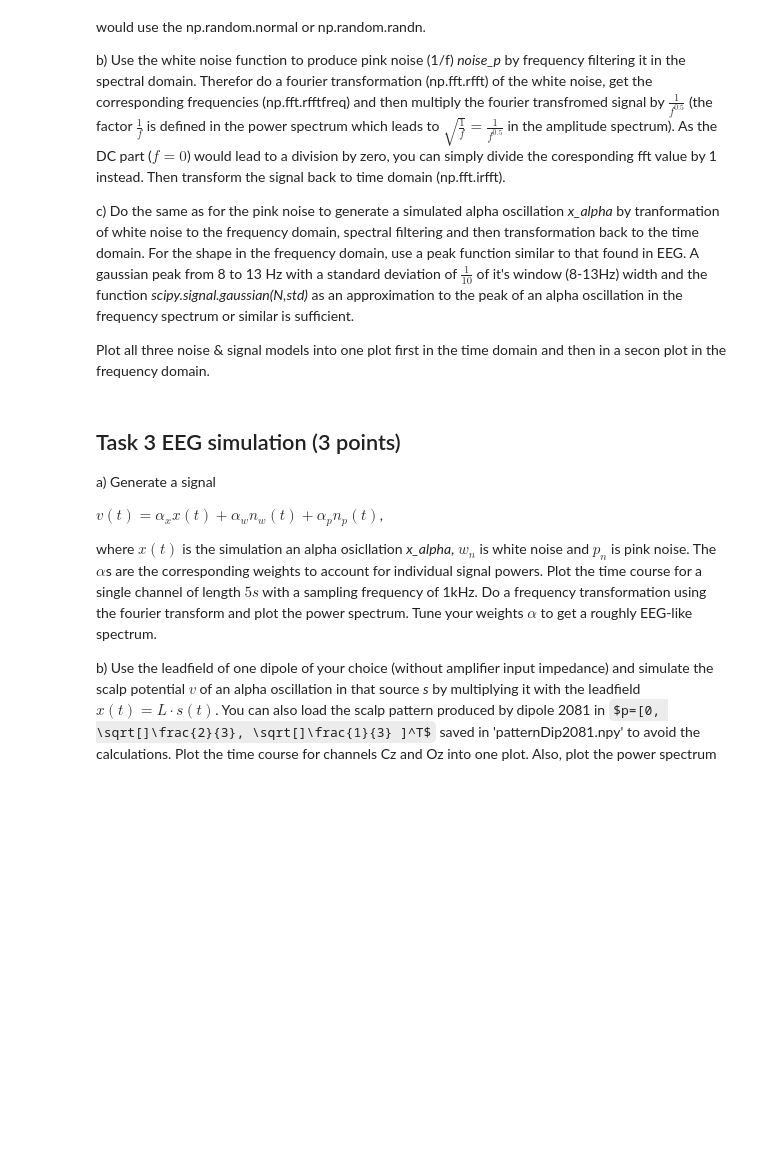
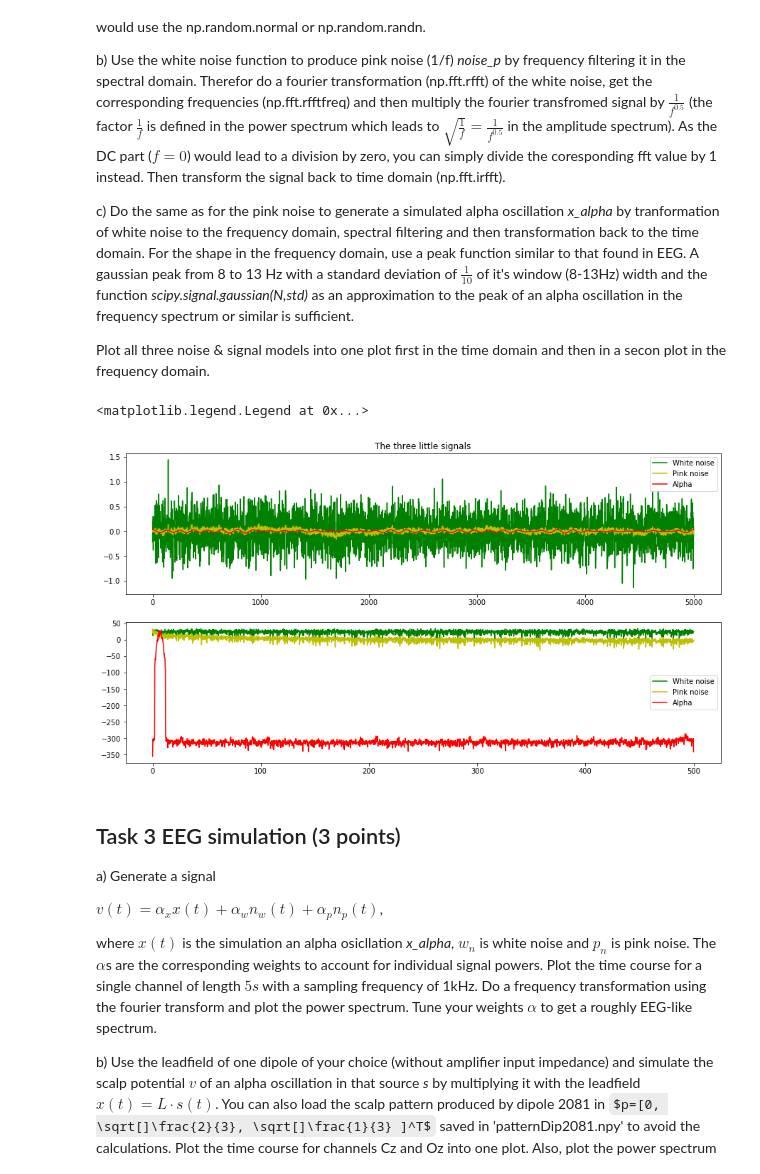
Before and after one commit to Klavaro/mlpy, a Jupyter notebook: Exercise5.ipynb, the cells around one changed output. Saved outputs shown, nothing was run; the diff lists cells and outputs as text; code cells hidden in the pictures; some formulas as TeX source; blank space fills up the shorter version.

```diff
--- a/Exercise5.ipynb
+++ b/Exercise5.ipynb
@@ -71,6 +71,59 @@ Then transform the signal back to time domain (np.fft.irfft).
 c) Do the same as for the pink noise to generate a simulated alpha oscillation *x_alpha* by tranformation of white noise to the frequency domain, spectral filtering and then transformation back to the time domain. For the shape in the frequency domain, use a peak function similar to that found in EEG.  A gaussian peak from 8 to 13 Hz with a standard deviation of $\frac{1}{10}$ of it's window (8-13Hz) width and the function *scipy.signal.gaussian(N,std)* as an approximation to the peak of an alpha oscillation in the frequency spectrum or similar is sufficient.
 
 Plot all three noise & signal models into one plot first in the time domain and then in a secon plot in the frequency domain.
+# %%
+time = 5000
+fs = 1000
+
+def noise_w(sigma_n, time):
+    return np.random.normal(loc = 0, scale = sigma_n, size = time)
+
+def noise_p(noise_w,time, fs):
+    signal = np.fft.rfft(noise_w)
+    freq = np.fft.rfftfreq(5000, 1/fs)
+    freq[freq==0] = 1
+    filtered_fft = signal*(1/np.sqrt(freq))
+    filtered_signal = np.fft.irfft(filtered_fft)
+    return filtered_signal
+
+def x_alpha(noise_w, time, fs, N = 50):
+
+    signal = np.fft.rfft(noise_w)
+    freq = np.fft.rfftfreq(time, 1/fs)
+    freq
+    gaus = scipy.signal.gaussian(N,N/10)
+    width = (10,(len(freq)-len(gaus)-10) )
+    gaus_pad = np.pad(gaus, width, mode = 'constant')
+    filtered_fft = gaus_pad*signal
+    filtered_signal = np.fft.irfft(filtered_fft)
+    return filtered_signal
+
+
+w_noise = noise_w(0.3,time)
+p_noise = noise_p(w_noise,time,fs)
+alpha_x = x_alpha(w_noise, time,fs)
+
+freq  = np.fft.rfftfreq(time, d = 1/fs)
+w_fourier = np.fft.rfft(w_noise)
+p_fourier = np.fft.rfft(p_noise)
+A_fourier = np.fft.rfft(alpha_x)
+
+plt.figure(figsize = (15,8))
+plt.subplot(211)
+plt.title("The three little signals")
+plt.plot(w_noise, "g", label = "White noise")
+plt.plot(p_noise, "y", label = "Pink noise")
+plt.plot(alpha_x, "r", label = "Alpha")
+plt.legend()
+
+plt.subplot(212)
+plt.plot(freq, 20*np.log10( abs( w_fourier ) ), "g", label = "White noise" )
+plt.plot(freq, 20*np.log10( abs( p_fourier ) ), "y", label = "Pink noise" )
+plt.plot(freq, 20*np.log10( abs( A_fourier ) ), "r", label = "Alpha" )
+plt.legend()
+# %% [output]
+<matplotlib.legend.Legend at 0x...>
+[figure, added]
 # %% [markdown]
 ## Task 3 EEG simulation (3 points)
 
```
Also changed, not shown: parts of 16 cells of this notebook.
